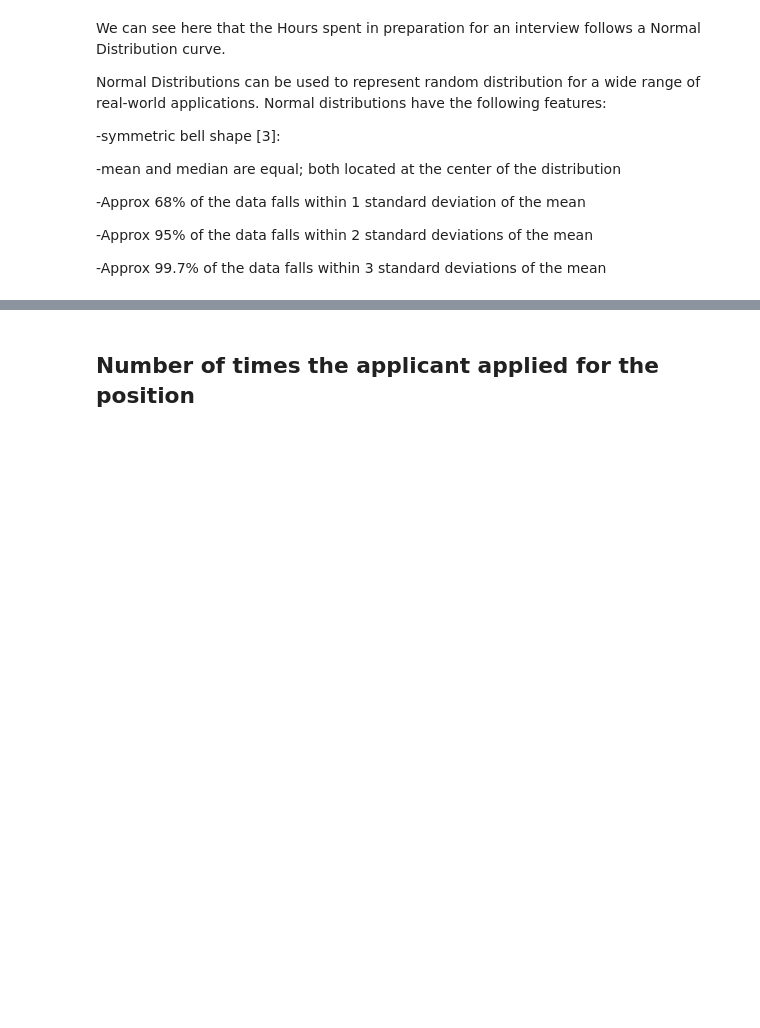
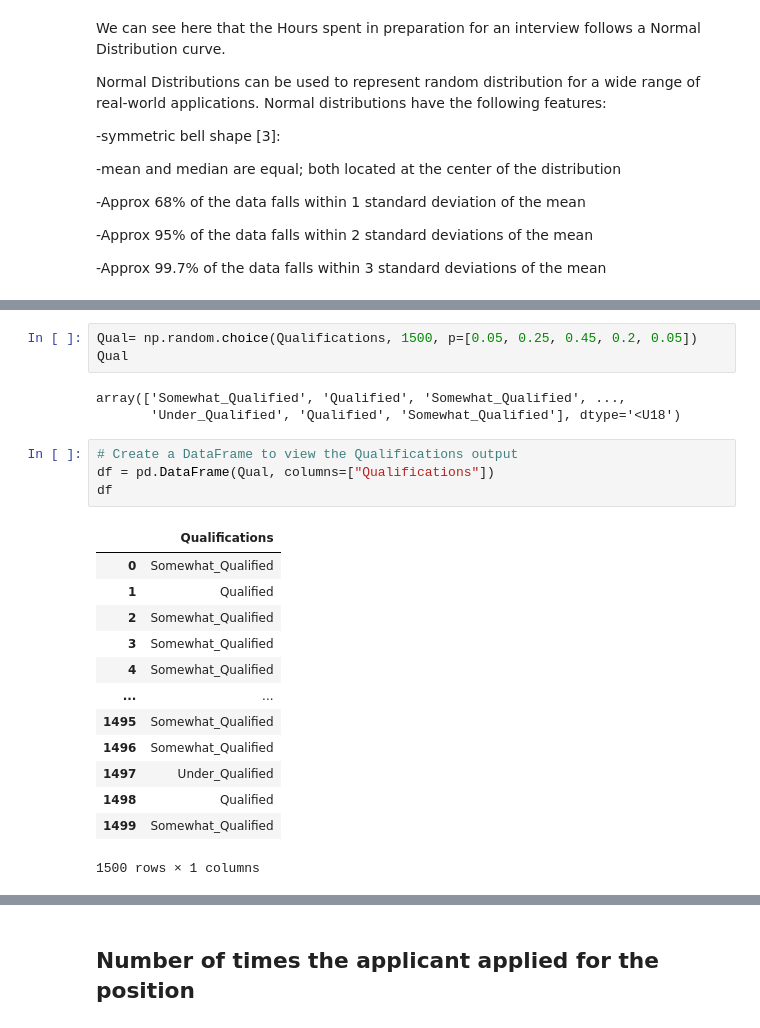
Before and after one commit to Deego88/Programming_for_Data_Analysis_Project_2020, a Jupyter notebook: Programming_for_Data_Analysis_Project_2020.ipynb, the cells around one changed output, grey strips where cells are left out. Cells and saved outputs as stored; diff of their text form; blank space fills up the shorter version.

```diff
--- a/Programming_for_Data_Analysis_Project_2020.ipynb
+++ b/Programming_for_Data_Analysis_Project_2020.ipynb
@@ -180,0 +214,24 @@ NameError: name 'pers' is not defined
+# %%
+Qual= np.random.choice(Qualifications, 1500, p=[0.05, 0.25, 0.45, 0.2, 0.05])
+Qual
+# %% [output]
+array(['Somewhat_Qualified', 'Qualified', 'Somewhat_Qualified', ...,
+       'Under_Qualified', 'Qualified', 'Somewhat_Qualified'], dtype='<U18')
+# %%
+# Create a DataFrame to view the Qualifications output
+df = pd.DataFrame(Qual, columns=["Qualifications"])
+df
+# %% [output]
+|  | Qualifications |
+| 0 | Somewhat_Qualified |
+| 1 | Qualified |
+| 2 | Somewhat_Qualified |
+| 3 | Somewhat_Qualified |
+| 4 | Somewhat_Qualified |
+| ... | ... |
+| 1495 | Somewhat_Qualified |
+| 1496 | Somewhat_Qualified |
+| 1497 | Under_Qualified |
+| 1498 | Qualified |
+| 1499 | Somewhat_Qualified |
+1500 rows × 1 columns
```
Also changed, not shown: parts of 28 cells of this notebook.
